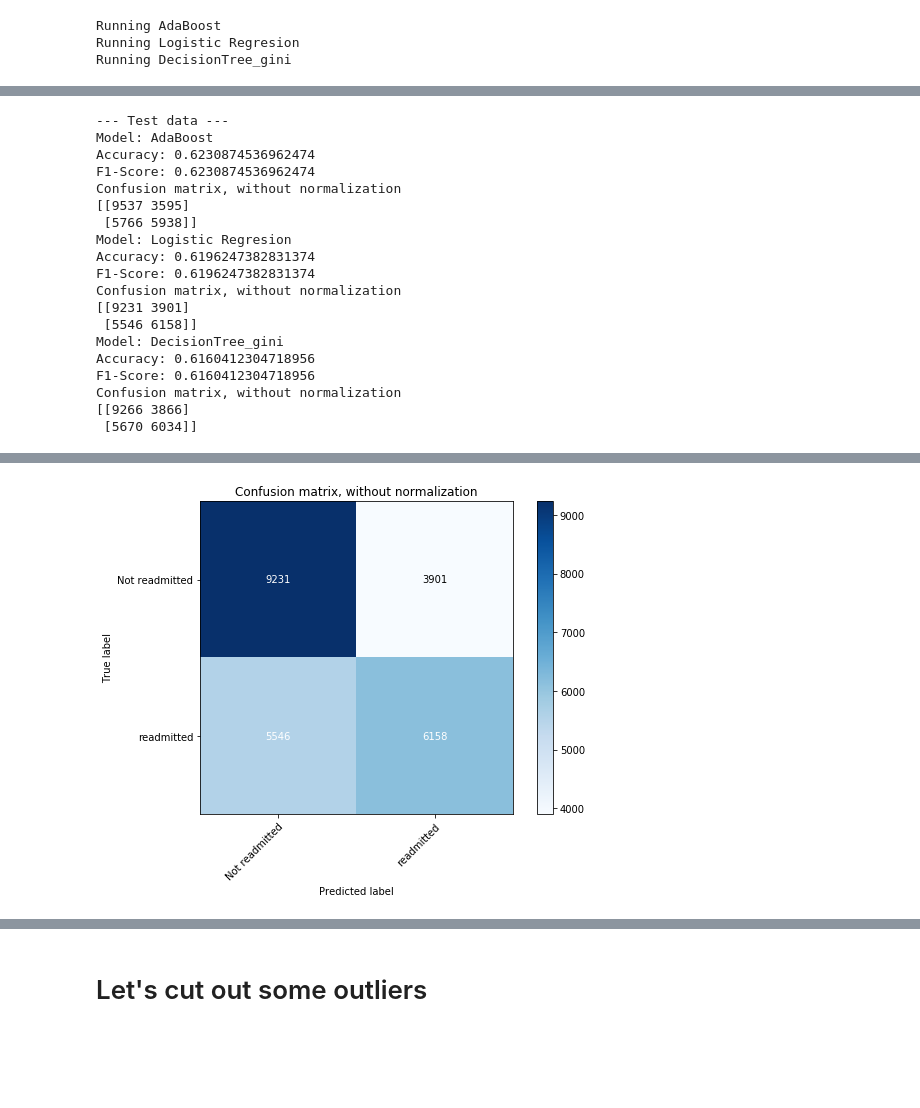
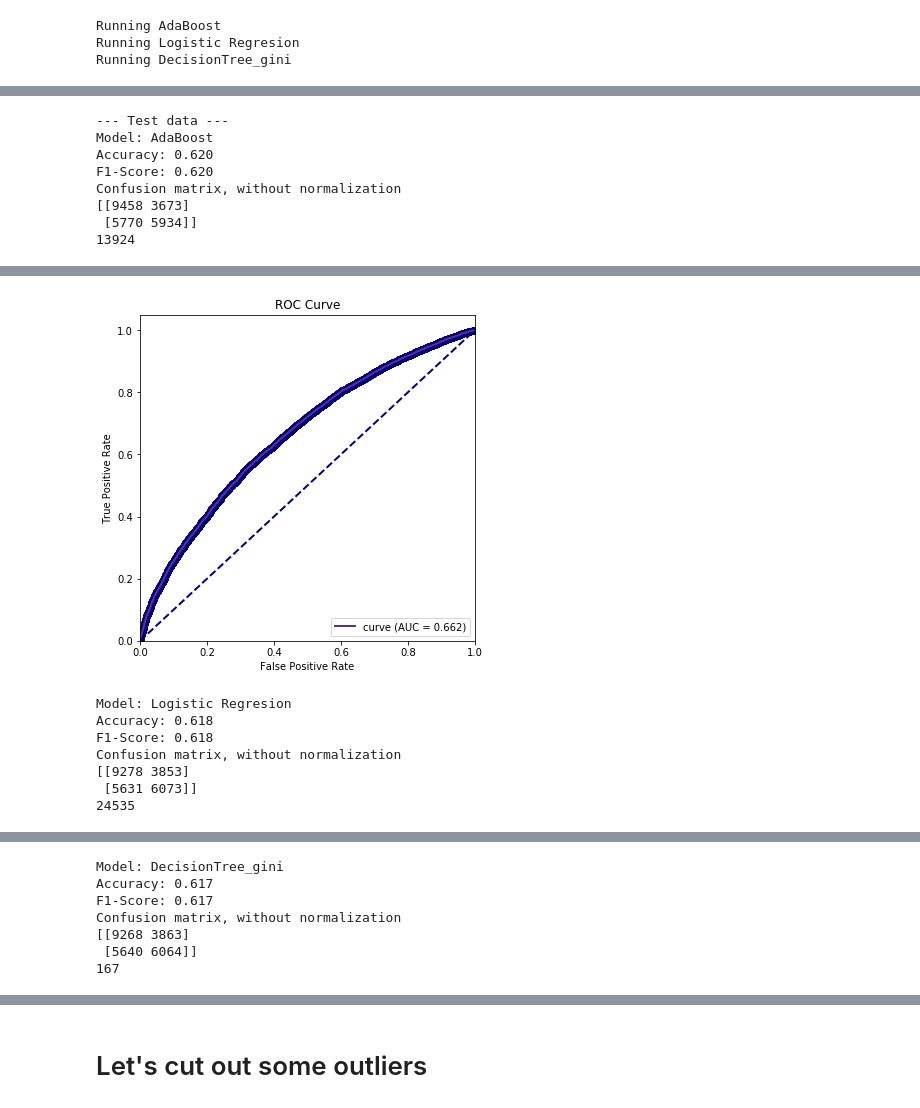
Before and after one commit to angelmanzur/Diabetes_130Hospitals, a Jupyter notebook: Diabetes_Inspection.ipynb, the cells around one changed output, grey strips where cells are left out. Saved outputs shown, nothing was run; the diff lists cells and outputs as text; code cells hidden in the pictures; blank space fills up the shorter version.

```diff
--- a/Diabetes_Inspection.ipynb
+++ b/Diabetes_Inspection.ipynb
@@ -371,8 +379,8 @@ y_new_test_predicts = predict_all(np.array(X_test), np.array(y_test), models)
 # %%
 print('--- Train data ---')
 for i, y_new_train_pred in enumerate(y_new_train_predicts):
-    display_acc_and_f1_score(y_new_train, y_new_train_pred, model_names[i])
-    plot_confusion_matrix(y_new_train, y_new_train_pred,classes)
+    display_acc_and_f1_score(y_sm_train, y_new_train_pred, model_names[i])
+    plot_confusion_matrix(y_sm_train, y_new_train_pred,classes,cmap = plt.cm.Blues)
 # %% [output]
 --- Train data ---
 Model: AdaBoost
@@ -400,7 +408,9 @@ Confusion matrix, without normalization
 print('\n\n--- Test data ---')
 for i,y_new_test_pred in enumerate(y_new_test_predicts):
     display_acc_and_f1_score(y_test, y_new_test_pred, model_names[i])
-    plot_confusion_matrix(y_test, y_new_test_pred,classes)
+    plot_confusion_matrix(y_test, y_new_test_pred,classes,cmap = plt.cm.Blues)
+    fig = plt.figure(figsize=(6,6))
+    roc_auc(models[i].predict_proba(X_test)[:,1], y_test)
 # %% [output]
 --- Test data ---
 Model: AdaBoost
@@ -427,3 +443,23 @@ Confusion matrix, without normalization
+# %%
+def roc_auc(pred, act, plot=True, label='curve'):
+    prob = pred/pred.max() # normalize
+    fpr, tpr, threshold = sklearn.metrics.roc_curve(act, prob, drop_intermediate=False)
+    auc = sklearn.metrics.auc(fpr, tpr)
+    print(len(fpr))
+    if plot:
+        plt.scatter(x=fpr, y=tpr, color='navy')
+        rcolor = tuple(np.random.rand(3,1)[:,0])
+        plt.plot(fpr, tpr, c=rcolor, lw=2, label=label + ' (AUC = %0.3f)' % auc)
+        plt.plot([0, 1], [0, 1], color='navy', lw=2, linestyle='--')
+        plt.xlim([0.0, 1.0])
+        plt.ylim([0.0, 1.05])
+        plt.xlabel('False Positive Rate')
+        plt.ylabel('True Positive Rate')
+        plt.title('ROC Curve')
+        plt.legend(loc="lower right")
+        plt.show()
+
+    return auc
 # %%
 from sklearn.metrics import confusion_matrix
 from sklearn.utils.multiclass import unique_labels
@@ -546,3 +586,11 @@ df.head()
 | 2 | AfricanAmerican | Female | [20-30) | 1 | 2 | 13 | 0 | ... |
 | 3 | Caucasian | Male | [30-40) | 1 | 2 | 16 | 0 | ... |
 | 4 | Caucasian | Male | [40-50) | 1 | 1 | 8 | 0 | ... |
+# %%
+df.dosage_up_down = df.dosage_up_down.astype(int)
+# df.discharge_disposition_id = df.discharge_disposition_id.astype(int)
+df.info()
+df['diab_diagnosis'] = 0
+df['diab_diagnosis'] = np.where(df['cat1_diag_1'] == 4.0, df['diab_diagnosis']+1, df['diab_diagnosis'])
+df['diab_diagnosis'] = np.where(df['cat1_diag_2'] == 4.0, df['diab_diagnosis']+1, df['diab_diagnosis'])
+df['diab_diagnosis'] = np.where(df['cat1_diag_3'] == 4.0, df['diab_diagnosis']+1, df['diab_diagnosis'])
@@ -611,23 +697,14 @@ print('\n\n--- Test data ---')
 for i,y_test_pred in enumerate(y_test_predicts):
     display_acc_and_f1_score(y_test, y_test_pred, model_names[i])
     plot_confusion_matrix(y_test, y_test_pred,classes,cmap=plt.cm.Blues)
+    fig = plt.figure(figsize=(6,6))
+    roc_auc(models[i].predict_proba(X_test)[:,1], y_test)
 # %% [output]
 --- Test data ---
 Model: AdaBoost
-Accuracy: 0.6230874536962474
-F1-Score: 0.6230874536962474
+Accuracy: 0.620
+F1-Score: 0.620
 Confusion matrix, without normalization
-[[9537 3595]
- [5766 5938]]
-Model: Logistic Regresion
-Accuracy: 0.6196247382831374
-F1-Score: 0.6196247382831374
-Confusion matrix, without normalization
-[[9231 3901]
- [5546 6158]]
-Model: DecisionTree_gini
-Accuracy: 0.6160412304718956
-F1-Score: 0.6160412304718956
-Confusion matrix, without normalization
-[[9266 3866]
- [5670 6034]]
+[[9458 3673]
+ [5770 5934]]
+13924
@@ -635,2 +712,9 @@ Confusion matrix, without normalization
-[figure, old version]
+[figure, new version]
+Model: Logistic Regresion
+Accuracy: 0.618
+F1-Score: 0.618
+Confusion matrix, without normalization
+[[9278 3853]
+ [5631 6073]]
+24535
 [figure]
@@ -636,0 +722,7 @@ Confusion matrix, without normalization
+Model: DecisionTree_gini
+Accuracy: 0.617
+F1-Score: 0.617
+Confusion matrix, without normalization
+[[9268 3863]
+ [5640 6064]]
+167
```
Also changed, not shown: parts of 102 cells of this notebook, 2 other files.
